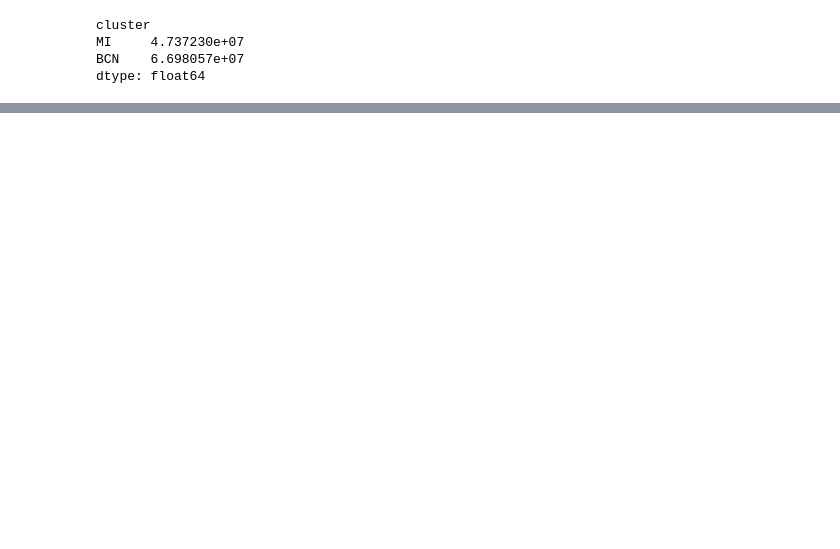
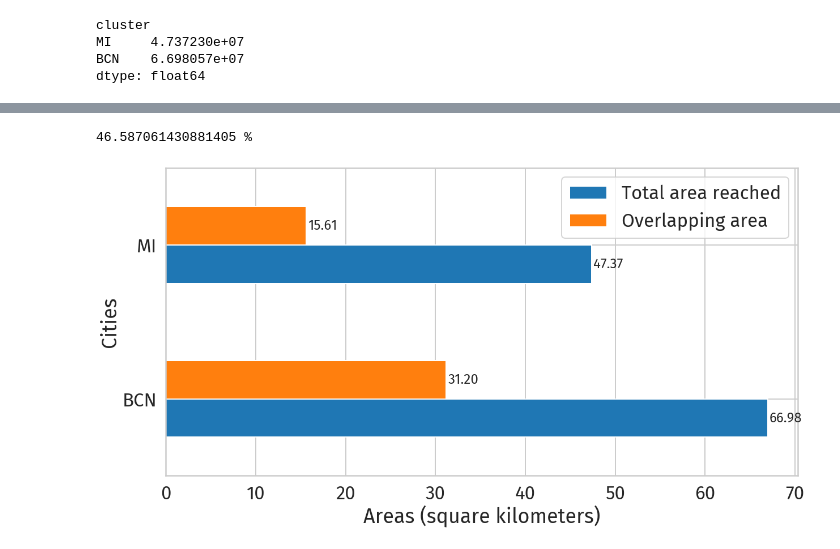
Before and after one commit to openp2pdesign/labs_access_analysis, a Jupyter notebook: 06_Population_facebook_data_no_overlaps.ipynb, the cells around one changed output, grey strips where cells are left out. Cells and saved outputs as stored; diff of their text form; code cells hidden in the pictures; blank space fills up the shorter version.

```diff
--- a/06_Population_facebook_data_no_overlaps.ipynb
+++ b/06_Population_facebook_data_no_overlaps.ipynb
@@ -364,0 +577,28 @@ dtype: float64
+# %%
+# Percentage of overlap:
+overlap_total_area_esp = overlapping_areas_esp.dissolve(by='cluster_1').to_crs('+proj=cea').geometry.area.sum() / 1000000
+total_area_esp = area_total_both.to_crs('+proj=cea').loc["BCN"].geometry.area / 1000000
+percentage_esp = overlap_total_area_esp / total_area_esp * 100
+print(percentage_esp,"%")
+# %% [output]
+46.587061430881405 %
+# %%
+# Data for plotting
+areas_plot = pd.DataFrame(columns = ["City", "Total area reached", "Overlapping area"])
+# %%
+areas_plot = areas_plot.append({'City':'BCN', 'Total area reached':total_area_esp, 'Overlapping area': overlap_total_area_esp}, ignore_index=True)
+# %%
+areas_plot = areas_plot.append({'City':'MI', 'Total area reached':total_area_ita, 'Overlapping area': overlap_total_area_ita}, ignore_index=True)
+# %%
+areas_plot.set_index("City", inplace=True)
+# %%
+# Plot the data
+ax = areas_plot.plot(kind="barh", figsize=(20,10))
+ax.bar_label(ax.containers[0], fmt="%.2f", size=24, padding=3)
+ax.bar_label(ax.containers[1], fmt="%.2f", size=24, padding=3)
+plt.xlabel('Areas (square kilometers)')
+plt.ylabel('Cities')
+plt.savefig("svg/labs_esp_ita_area_tot_overlaps.svg", bbox_inches="tight")
+plt.savefig("png/labs_esp_ita_area_tot_overlaps.png", dpi=300, bbox_inches="tight")
+# %% [output]
+[figure, added]
```
Also changed, not shown: parts of 37 cells of this notebook, 6 other files.
